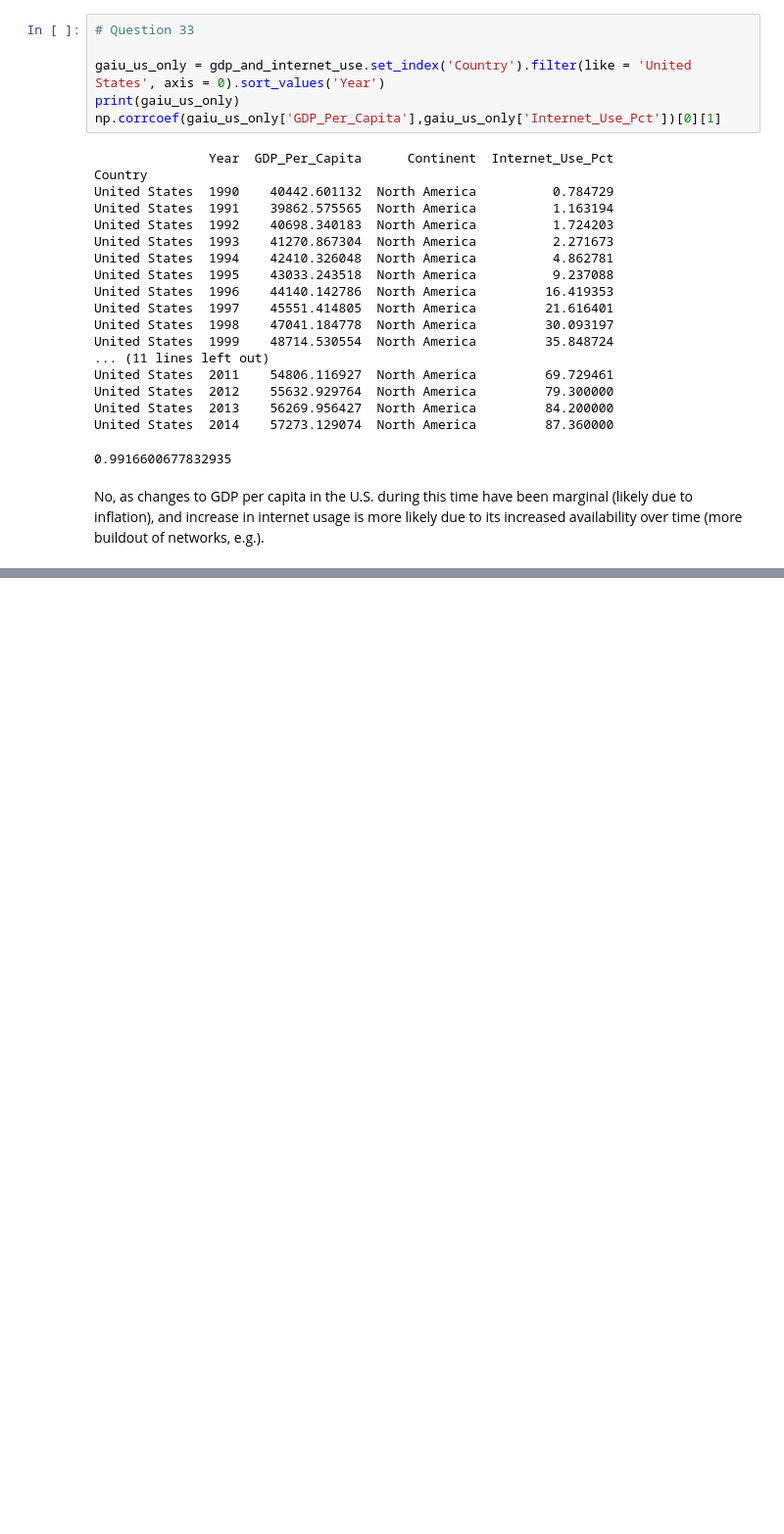
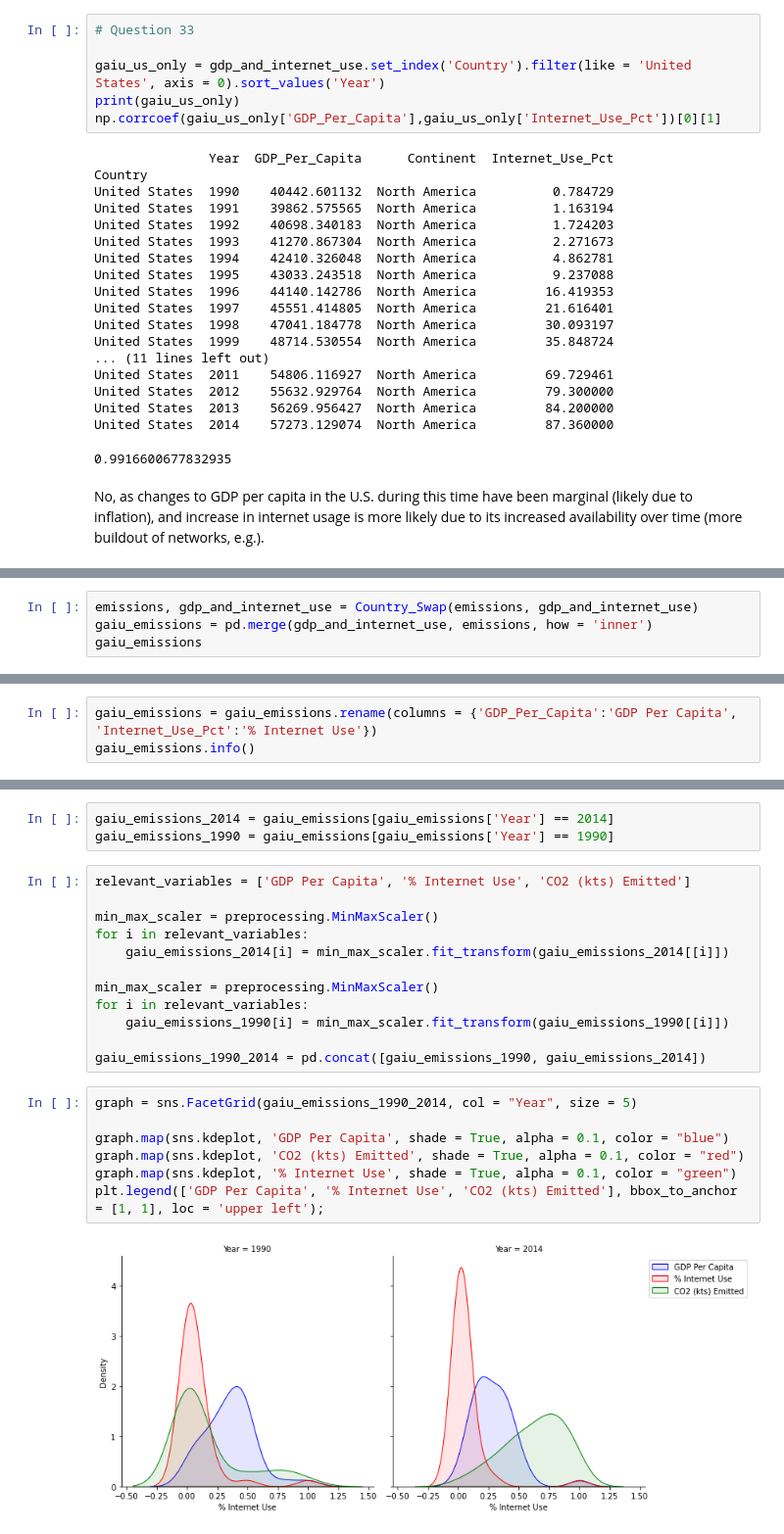
Before and after one commit to nss-data-science-cohort-5/un_exploration-charre2021, a Jupyter notebook: notebooks/UN_Data_Exploration.ipynb, the cells around one changed output, grey strips where cells are left out. Shown: that part at 98% size. Saved outputs shown, nothing was run; the diff lists cells and outputs as text; blank space fills up the shorter version.

```diff
--- a/notebooks/UN_Data_Exploration.ipynb
+++ b/notebooks/UN_Data_Exploration.ipynb
@@ -405,0 +428,4 @@ No, as changes to GDP per capita in the U.S. during this time have been marginal
+# %%
+emissions, gdp_and_internet_use = Country_Swap(emissions, gdp_and_internet_use)
+gaiu_emissions = pd.merge(gdp_and_internet_use, emissions, how = 'inner')
+gaiu_emissions
@@ -405,0 +446,3 @@ No, as changes to GDP per capita in the U.S. during this time have been marginal
+# %%
+gaiu_emissions = gaiu_emissions.rename(columns = {'GDP_Per_Capita':'GDP Per Capita', 'Internet_Use_Pct':'% Internet Use'})
+gaiu_emissions.info()
@@ -405,0 +475,24 @@ No, as changes to GDP per capita in the U.S. during this time have been marginal
+# %%
+gaiu_emissions_2014 = gaiu_emissions[gaiu_emissions['Year'] == 2014]
+gaiu_emissions_1990 = gaiu_emissions[gaiu_emissions['Year'] == 1990]
+# %%
+relevant_variables = ['GDP Per Capita', '% Internet Use', 'CO2 (kts) Emitted']
+
+min_max_scaler = preprocessing.MinMaxScaler()
+for i in relevant_variables:
+    gaiu_emissions_2014[i] = min_max_scaler.fit_transform(gaiu_emissions_2014[[i]])
+
+min_max_scaler = preprocessing.MinMaxScaler()
+for i in relevant_variables:
+    gaiu_emissions_1990[i] = min_max_scaler.fit_transform(gaiu_emissions_1990[[i]])
+
+gaiu_emissions_1990_2014 = pd.concat([gaiu_emissions_1990, gaiu_emissions_2014])
+# %%
+graph = sns.FacetGrid(gaiu_emissions_1990_2014, col = "Year", size = 5)
+
+graph.map(sns.kdeplot, 'GDP Per Capita', shade = True, alpha = 0.1, color = "blue")
+graph.map(sns.kdeplot, 'CO2 (kts) Emitted', shade = True, alpha = 0.1, color = "red")
+graph.map(sns.kdeplot, '% Internet Use', shade = True, alpha = 0.1, color = "green")
+plt.legend(['GDP Per Capita', '% Internet Use', 'CO2 (kts) Emitted'], bbox_to_anchor = [1, 1], loc = 'upper left');
+# %% [output]
+[figure, added]
```
Also changed, not shown: parts of 16 cells of this notebook.
